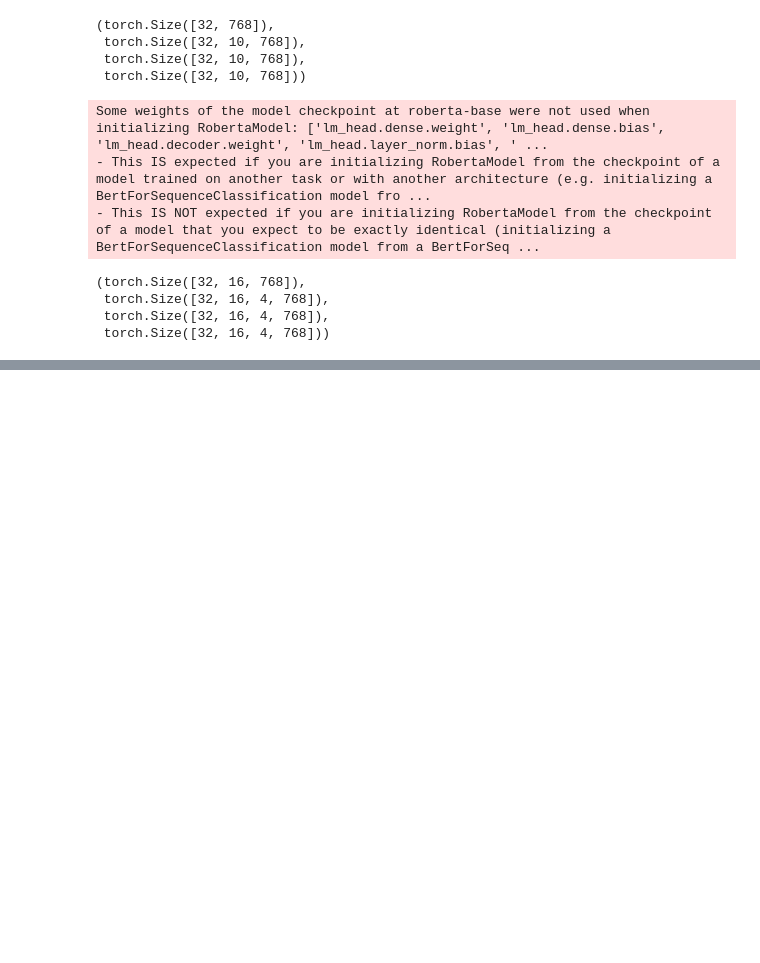
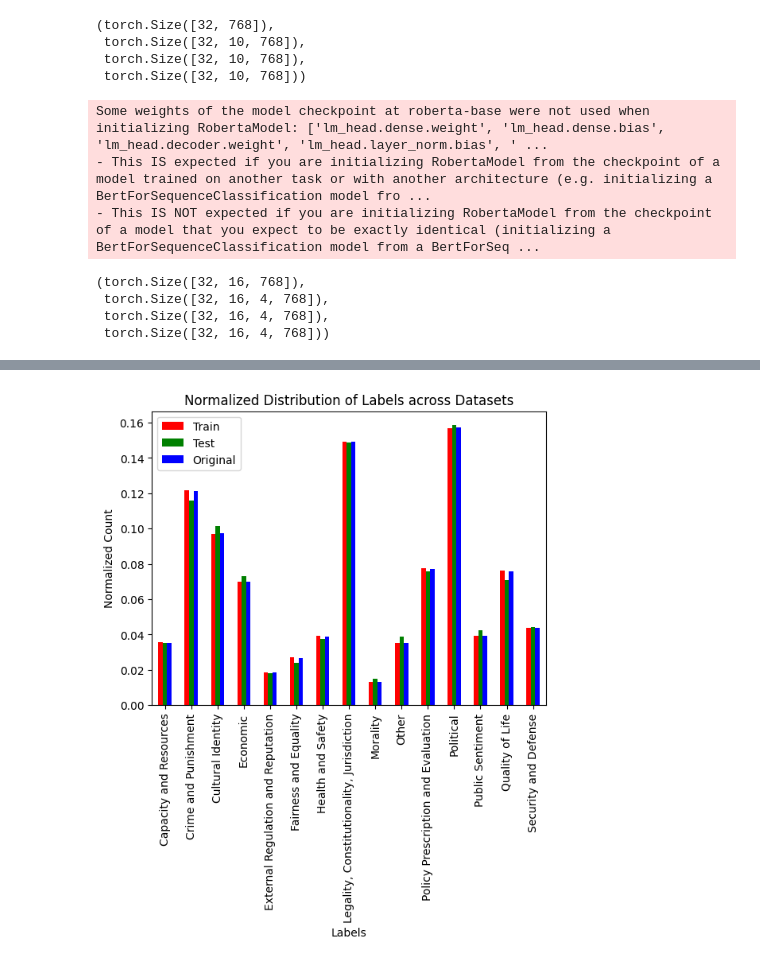
Before and after one commit to elianderlohr/muse-dlf, a Jupyter notebook: notebooks/mfc/test.ipynb, the cells around one changed output, grey strips where cells are left out. Saved outputs shown, nothing was run; the diff lists cells and outputs as text; code cells hidden in the pictures; blank space fills up the shorter version.

```diff
--- a/notebooks/mfc/test.ipynb
+++ b/notebooks/mfc/test.ipynb
@@ -1072,0 +1075,15 @@ sentence_embeddings.shape, predicate_embeddings.shape, arg0_embeddings.shape, ar
+# %%
+path = "../../data/mfc/data_prepared_cleaned.json"
+
+# load data
+with open(path, "r") as f:
+        data = pd.read_json(f)
+
+X = data["text"]
+y = data["document_frame"]
+# %%
+from sklearn.model_selection import train_test_split
+
+X_train, X_test, y_train, y_test = train_test_split(
+            X, y, test_size=0.1, random_state=42
+        )
@@ -1072,0 +1111,28 @@ sentence_embeddings.shape, predicate_embeddings.shape, arg0_embeddings.shape, ar
+# %%
+# visualize the distribution of labels for train and test and original
+
+import matplotlib.pyplot as plt
+
+# Count the frequency of each category normalized by the total counts
+train_counts = y_train.value_counts(normalize=True)
+test_counts = y_test.value_counts(normalize=True)
+original_counts = data["document_frame"].value_counts(normalize=True)
+
+# Create a combined DataFrame for easier plotting
+combined = pd.DataFrame({
+    "Train": train_counts,
+    "Test": test_counts,
+    "Original": original_counts
+})
+
+# Fill NaN values with 0 for any missing category in any dataset
+combined.fillna(0, inplace=True)
+
+# Plotting all in one plot with different colors
+combined.plot(kind="bar", color=['red', 'green', 'blue'])
+plt.title("Normalized Distribution of Labels across Datasets")
+plt.xlabel("Labels")
+plt.ylabel("Normalized Count")
+plt.show()
+# %% [output]
+[figure, added]
```
Also changed, not shown: parts of 2 cells of this notebook, 8 other files.
